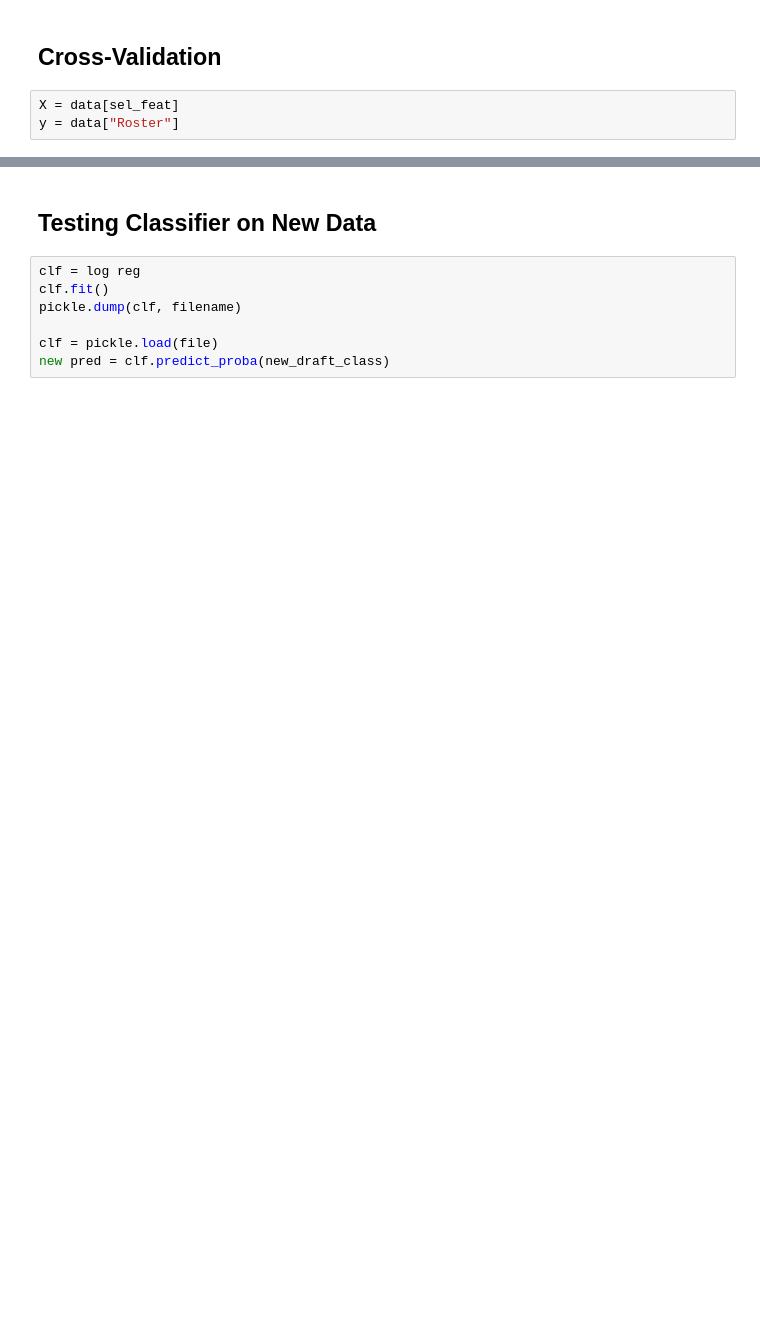
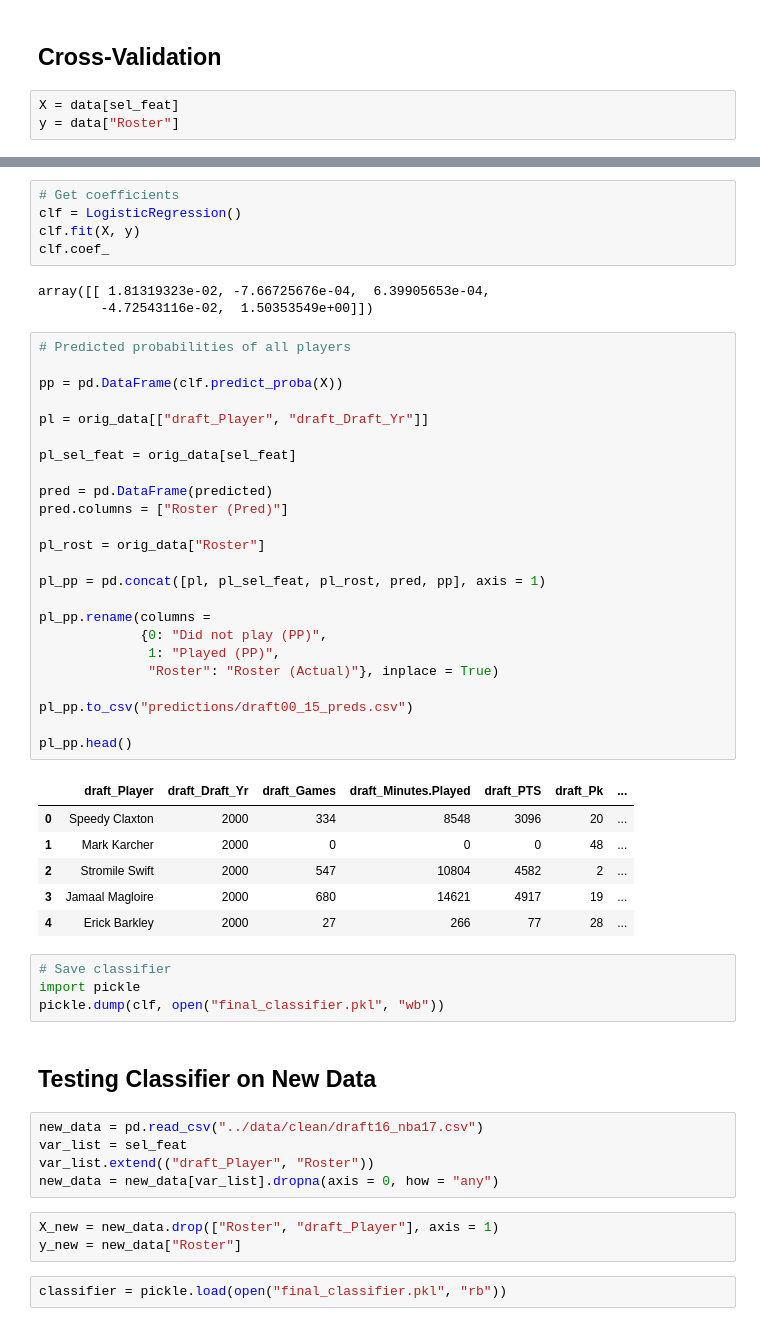
Before and after one commit to aeisenba61/Basketball-Analysis-Repo, a Jupyter notebook: ml_logistic/pred_roster.ipynb, the cells around one changed output, grey strips where cells are left out. Drawn from its saved outputs; the diff is of its cells as text; blank space fills up the shorter version.

Commit message:
push predicted roster, complete classifier

```diff
--- a/ml_logistic/pred_roster.ipynb
+++ b/ml_logistic/pred_roster.ipynb
@@ -144,9 +142,55 @@ Did not play       0.79      0.71      0.75       234
+# %%
+# Get coefficients
+clf = LogisticRegression()
+clf.fit(X, y)
+clf.coef_
+# %% [output]
+array([[ 1.81319323e-02, -7.66725676e-04,  6.39905653e-04,
+        -4.72543116e-02,  1.50353549e+00]])
+# %%
+# Predicted probabilities of all players
+
+pp = pd.DataFrame(clf.predict_proba(X))
+
+pl = orig_data[["draft_Player", "draft_Draft_Yr"]]
+
+pl_sel_feat = orig_data[sel_feat]
+
+pred = pd.DataFrame(predicted)
+pred.columns = ["Roster (Pred)"]
+
+pl_rost = orig_data["Roster"]
+
+pl_pp = pd.concat([pl, pl_sel_feat, pl_rost, pred, pp], axis = 1)
+
+pl_pp.rename(columns =
+             {0: "Did not play (PP)",
+              1: "Played (PP)",
+              "Roster": "Roster (Actual)"}, inplace = True)
+
+pl_pp.to_csv("predictions/draft00_15_preds.csv")
+
+pl_pp.head()
+# %% [output]
+|  | draft_Player | draft_Draft_Yr | draft_Games | draft_Minutes.Played | draft_PTS | draft_Pk | ... |
+| 0 | Speedy Claxton | 2000 | 334 | 8548 | 3096 | 20 | ... |
+| 1 | Mark Karcher | 2000 | 0 | 0 | 0 | 48 | ... |
+| 2 | Stromile Swift | 2000 | 547 | 10804 | 4582 | 2 | ... |
+| 3 | Jamaal Magloire | 2000 | 680 | 14621 | 4917 | 19 | ... |
+| 4 | Erick Barkley | 2000 | 27 | 266 | 77 | 28 | ... |
+# %%
+# Save classifier
+import pickle
+pickle.dump(clf, open("final_classifier.pkl", "wb"))
 # %% [markdown]
 ## Testing Classifier on New Data
-# %%
-clf = log reg
-clf.fit()
-pickle.dump(clf, filename)
-
-clf = pickle.load(file)
-new pred = clf.predict_proba(new_draft_class)
+# %%
+new_data = pd.read_csv("../data/clean/draft16_nba17.csv")
+var_list = sel_feat
+var_list.extend(("draft_Player", "Roster"))
+new_data = new_data[var_list].dropna(axis = 0, how = "any")
+# %%
+X_new = new_data.drop(["Roster", "draft_Player"], axis = 1)
+y_new = new_data["Roster"]
+# %%
+classifier = pickle.load(open("final_classifier.pkl", "rb"))
```
Also changed, not shown: parts of 10 cells of this notebook, 9 other files.
